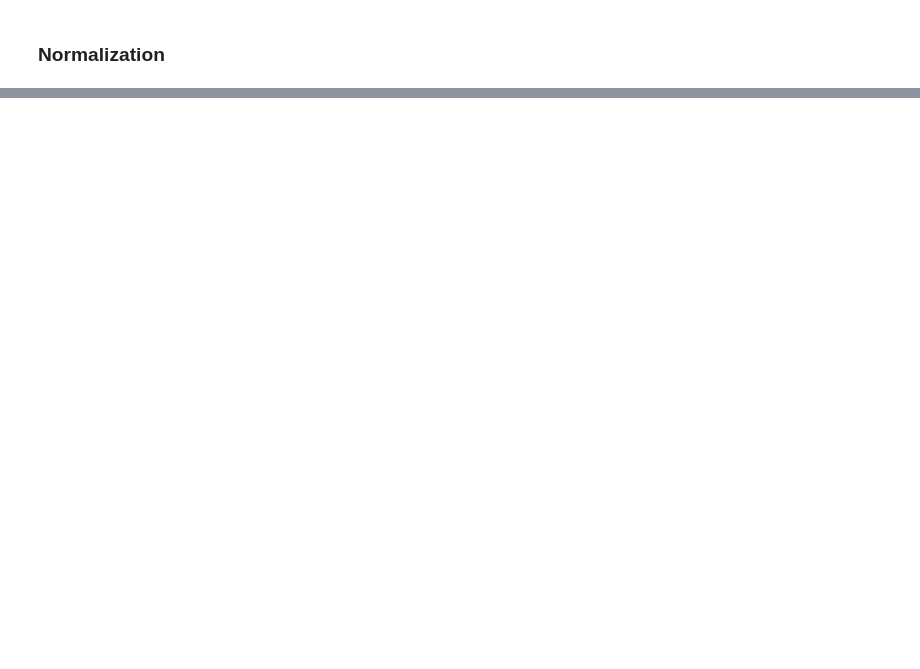
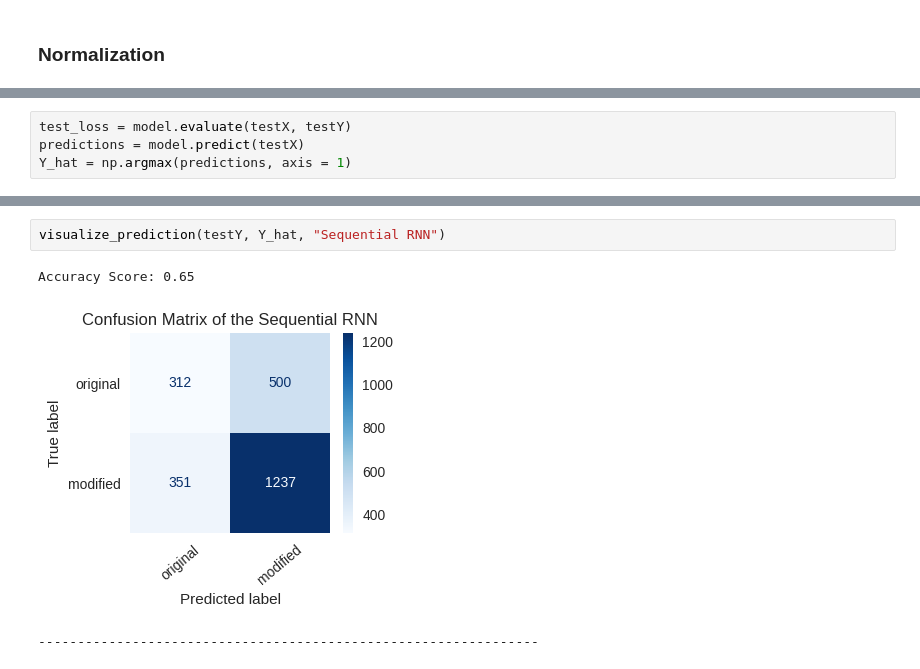
Before and after one commit to dario-x/Deep_Fake_Detection, a Jupyter notebook: main.ipynb, the cells around one changed output, grey strips where cells are left out. Drawn from its saved outputs; the diff is of its cells as text; blank space fills up the shorter version.

```diff
--- a/main.ipynb
+++ b/main.ipynb
@@ -262,0 +419,4 @@ Accuracy Score: 0.66
+# %%
+test_loss = model.evaluate(testX, testY)
+predictions = model.predict(testX)
+Y_hat = np.argmax(predictions, axis = 1)
@@ -262,0 +425,6 @@ Accuracy Score: 0.66
+# %%
+visualize_prediction(testY, Y_hat, "Sequential RNN")
+# %% [output]
+Accuracy Score: 0.65
+[figure, added]
+----------------------------------------------------------------
```
Also changed, not shown: parts of 28 cells of this notebook.
